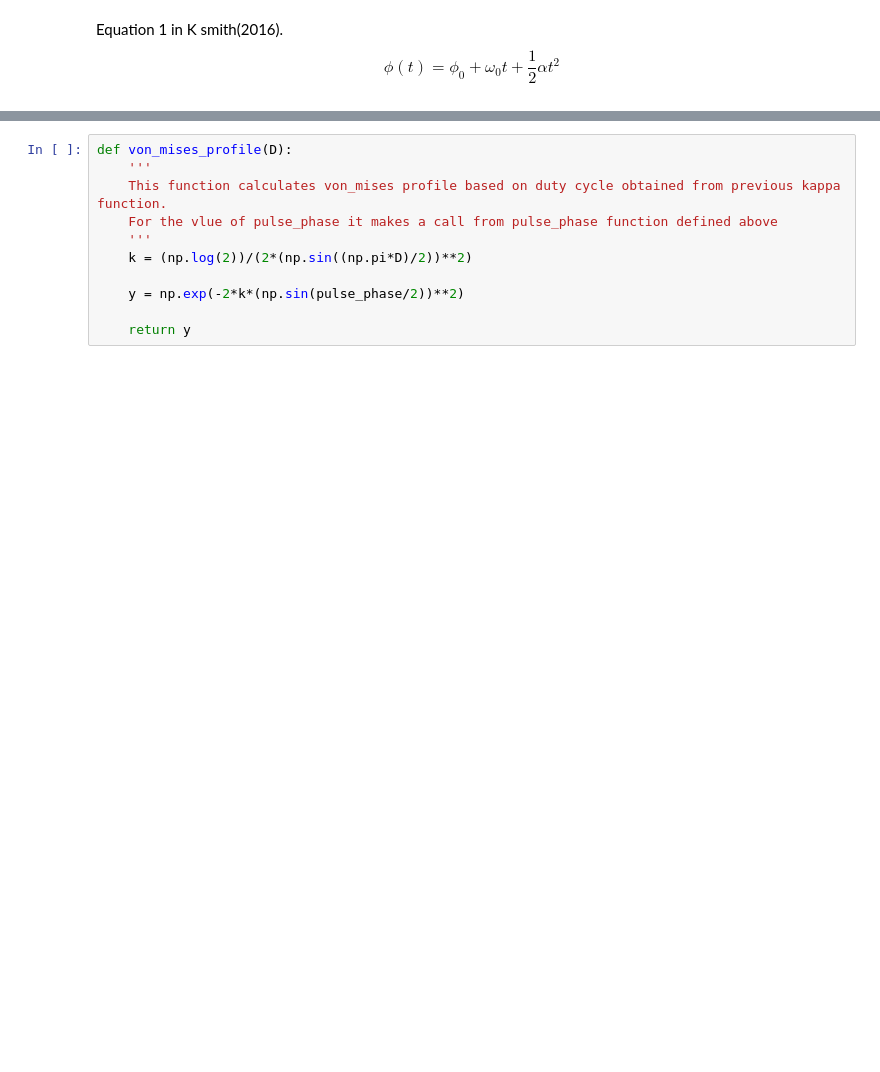
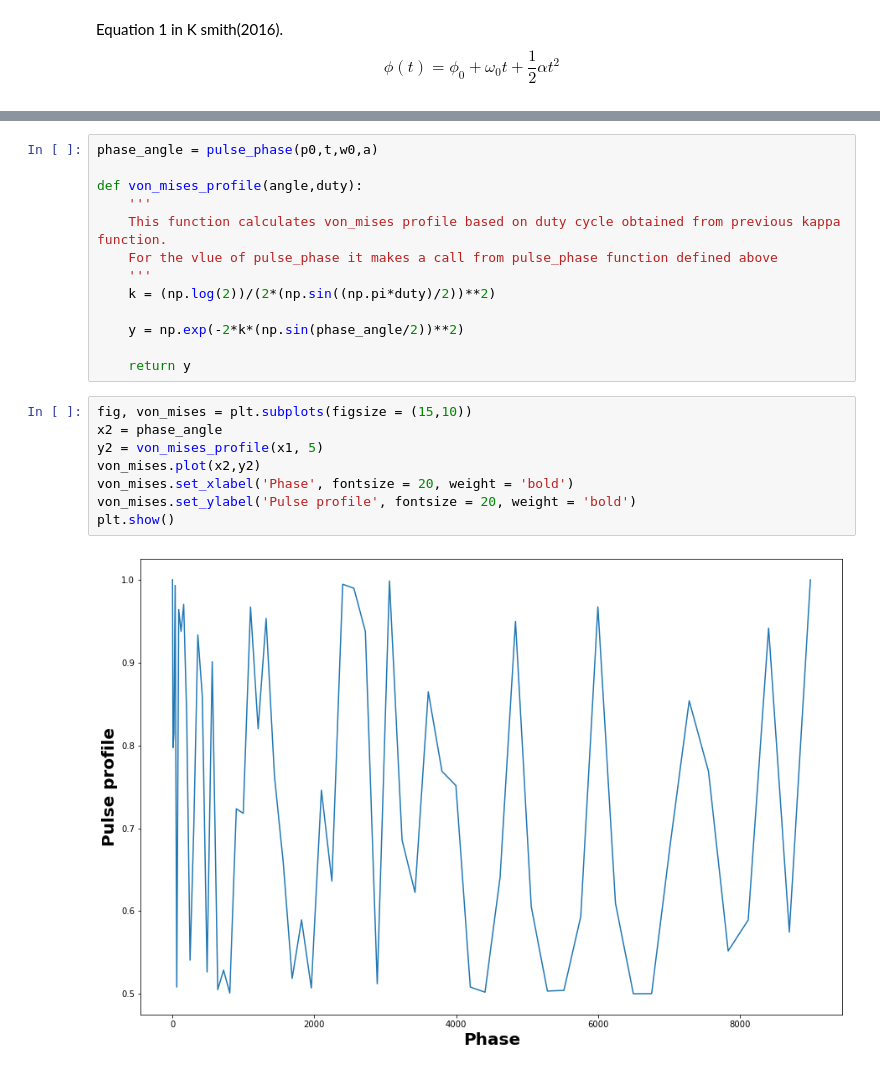
Before and after one commit to WVU-PSR-FRB/code_from_anoj, a Jupyter notebook: init_coherent_search_algorithm.ipynb, the cells around one changed output, grey strips where cells are left out. Saved outputs shown, nothing was run; the diff lists cells and outputs as text; blank space fills up the shorter version.

```diff
--- a/init_coherent_search_algorithm.ipynb
+++ b/init_coherent_search_algorithm.ipynb
@@ -17,13 +34,25 @@ $$ \rho(\phi) = e^{-2\kappa(sin^2(\phi/2))}$$
 
 where $$\kappa = \frac{log(2)}{2sin^2{(\pi D/2)}}$$
 # %%
-def von_mises_profile(D):
+phase_angle = pulse_phase(p0,t,w0,a)
+
+def von_mises_profile(angle,duty):
     '''
     This function calculates von_mises profile based on duty cycle obtained from previous kappa function.
     For the vlue of pulse_phase it makes a call from pulse_phase function defined above
     '''
-    k = (np.log(2))/(2*(np.sin((np.pi*D)/2))**2)
+    k = (np.log(2))/(2*(np.sin((np.pi*duty)/2))**2)
 
-    y = np.exp(-2*k*(np.sin(pulse_phase/2))**2)
+    y = np.exp(-2*k*(np.sin(phase_angle/2))**2)
 
     return y
+# %%
+fig, von_mises = plt.subplots(figsize = (15,10))
+x2 = phase_angle
+y2 = von_mises_profile(x1, 5)
+von_mises.plot(x2,y2)
+von_mises.set_xlabel('Phase', fontsize = 20, weight = 'bold')
+von_mises.set_ylabel('Pulse profile', fontsize = 20, weight = 'bold')
+plt.show()
+# %% [output]
+[figure, added]
```
Also changed, not shown: parts of 4 cells of this notebook.
